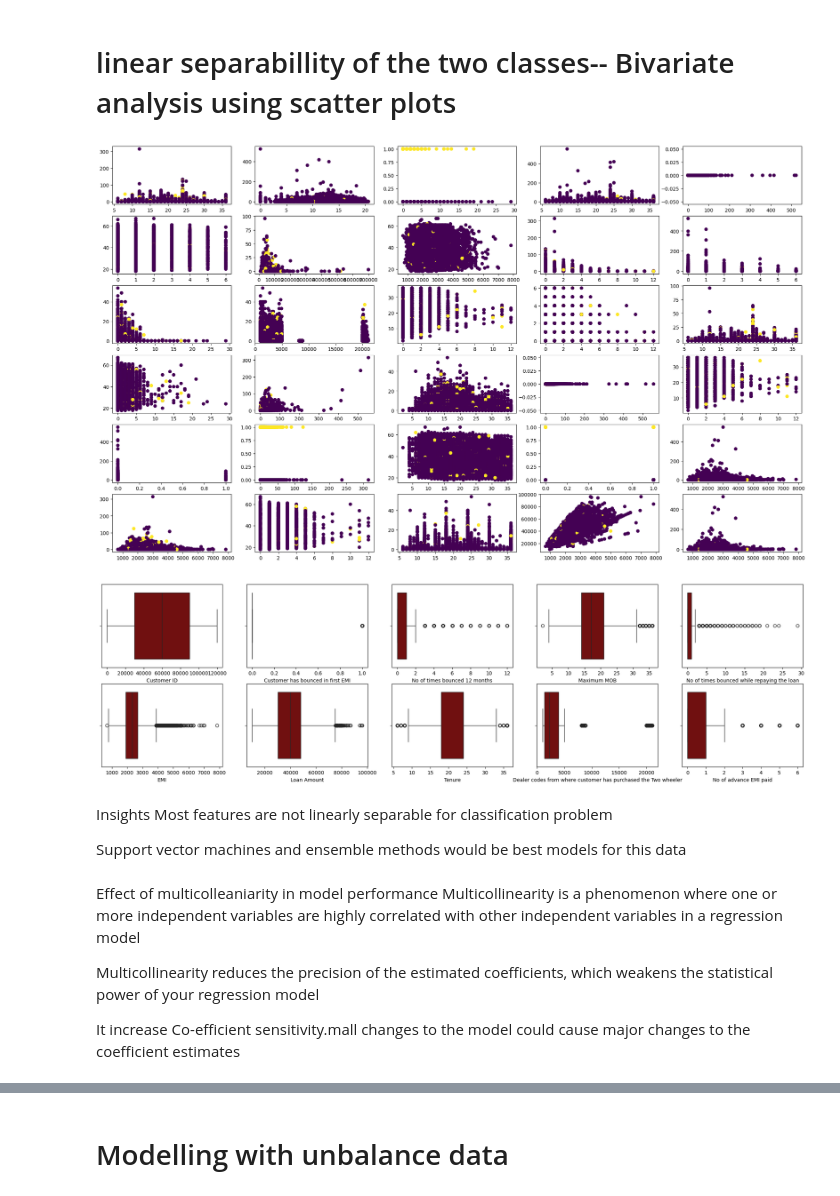
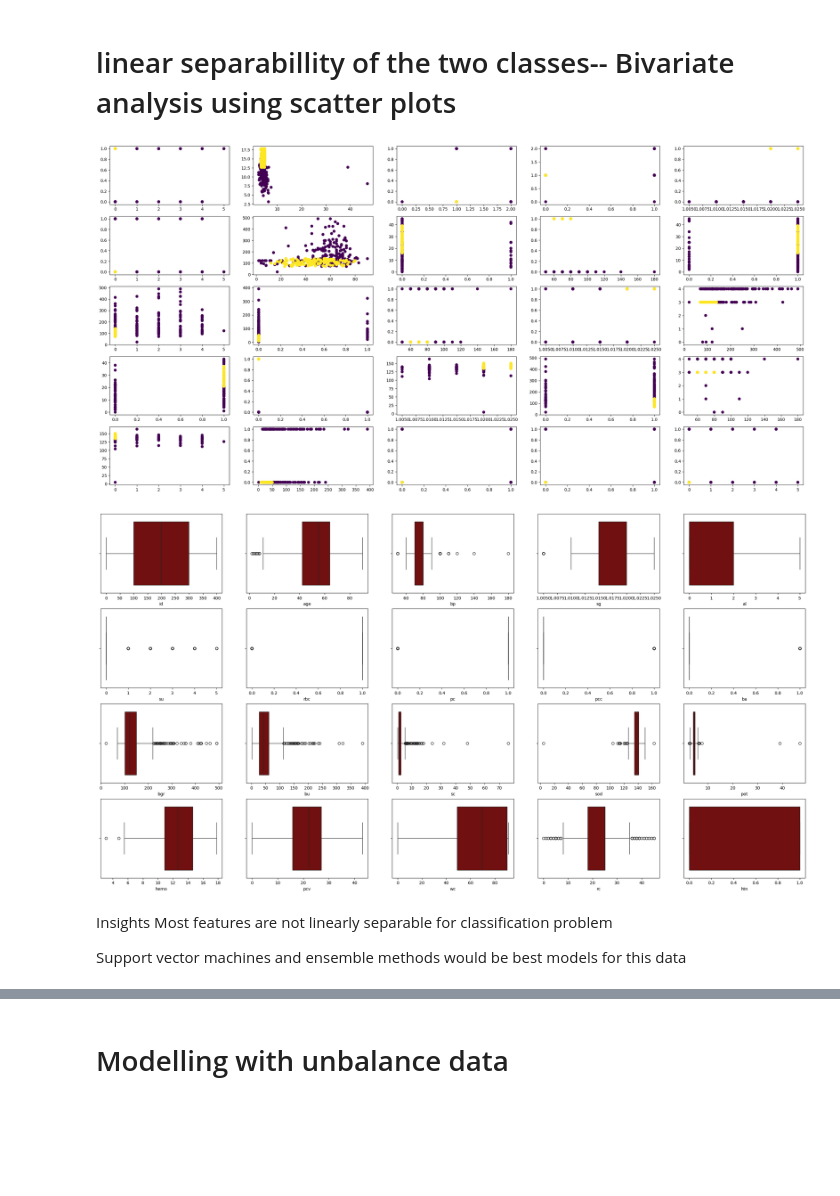
Before and after one commit to Karlajack/Machine_Learning_24e, a Jupyter notebook: ML1_Capstone-KidneyDisease_Classification_Project.ipynb, the cells around one changed output, grey strips where cells are left out. Saved outputs shown, nothing was run; the diff lists cells and outputs as text; code cells hidden in the pictures; blank space fills up the shorter version.

```diff
--- a/ML1_Capstone-KidneyDisease_Classification_Project.ipynb
+++ b/ML1_Capstone-KidneyDisease_Classification_Project.ipynb
@@ -228,19 +197,7 @@ NumVar=NumVar.columns.str.strip().str.lower().str.replace(' ', '_').str.replace(
 # %%
-
-num_cols = data[NumVar]
-categorical_cols= data[CatVar]
-
-#For Numerical columns impute with median
-
+# Imputing Numerical columns impute with median
 imp_median = SimpleImputer(missing_values=np.nan, strategy='median')
-num = imp_median.fit_transform(num_cols)
-
-
-
-
-#For Categorical columns impute with mode
+data[NumVar] = imp_median.fit_transform(num_cols)
+# Imputing Categorical columns impute with mode
 imp_mode = SimpleImputer(missing_values=np.nan,strategy='most_frequent')
-cat = imp_mode.fit_transform(categorical_cols )
+data[CatVar]= imp_mode.fit_transform(categorical_cols )
-# %%
-data[CatVar]=cat
-data[NumVar]=num
@@ -268,0 +233,8 @@ Name: count, dtype: int64
+# %%
+#categorical columns
+# Label Encoding for object to numeric conversion
+
+le = LabelEncoder()
+
+for feature in data[CatVar]:
+    data[feature] = le.fit_transform(data[feature].astype(str))
@@ -283,11 +254,3 @@ plt.title("Class counts", y=1, fontdict={"fontsize": 20})
-# %%
-#categorical columns
-# Label Encoding for object to numeric conversion
-
-le = LabelEncoder()
-
-for feature in CatVar:
-    data[feature] = le.fit_transform(data[feature].astype(str))
 # %%
 data.head()
 # %% [output]
@@ -301,31 +264,25 @@ data.head()
 # %% [markdown]
 # linear separabillity of the two classes-- Bivariate analysis using scatter plots
 # %%
-comb = list(itertools.combinations([a for a in range(1, len(NumVar.columns))], 2)) #Create combinations of all features, in twos (bivariate)
-rand = random.choices(comb, k=30) #Randomly choose 30 bivariate relationships to visualise. Total bivariate relationships (4060 = 30C3) is too much
-fig = plt.figure(figsize=(25,25))
+comb = list(itertools.combinations([a for a in range(1, len(data.columns))], 2)) #Create combinations of all features, in twos (bivariate)
+rand = random.choices(comb, k=25) #Randomly choose 30 bivariate relationships to visualise. Total bivariate relationships (4060 = 30C3) is too much
+fig = plt.figure(figsize=(30,30))
 for i in range(len(rand)):
     ax = fig.add_subplot(10,5, i+1)
-    plt.scatter(NumVar[NumVar.columns[rand[i][0]]],NumVar[NumVar.columns[rand[i][1]]],c=NumVar['Target variable'],cmap='viridis')
+    plt.scatter(data[data.columns[rand[i][0]]],data[data.columns[rand[i][1]]],c=data['target_variable'],cmap='viridis')
 # %% [output]
-[figure, old version]
+[figure, new version]
 # %%
 #univariate analysis for numerical features to check outliers
-fig=plt.figure(figsize=(25,35))
-for i,j in zip(NumVar,range(10)):
+fig=plt.figure(figsize=(30,40))
+for i,j in zip(data,range(20)):
   ax=fig.add_subplot(10,5,j+1)
-  sns.boxplot(data=NumVar,x=NumVar[i],orient='v',color='Maroon')
+  sns.boxplot(data=data,x=data[i],orient='v',color='Maroon')
 # %% [output]
-[figure, old version]
+[figure, new version]
 # %% [markdown]
 
 
 Insights Most features are not linearly separable for classification problem
 
 Support vector machines and ensemble methods would be best models for this data
-# %% [markdown]
-Effect of multicolleaniarity in model performance Multicollinearity is a phenomenon where one or more independent variables are highly correlated with other independent variables in a regression model
-
-Multicollinearity reduces the precision of the estimated coefficients, which weakens the statistical power of your regression model
-
-It increase Co-efficient sensitivity.mall changes to the model could cause major changes to the coefficient estimates
```
Also changed, not shown: parts of 72 cells of this notebook.
